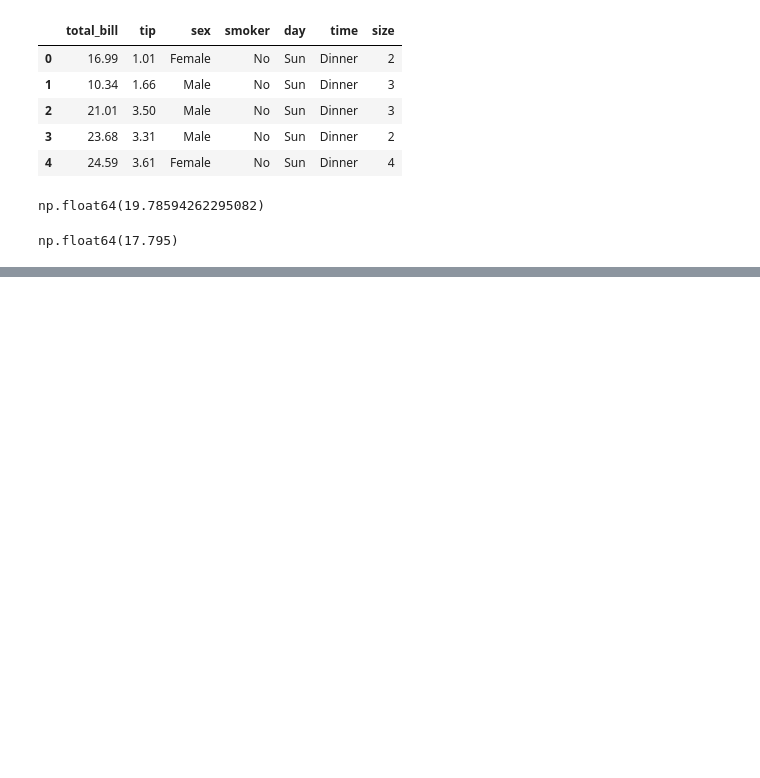
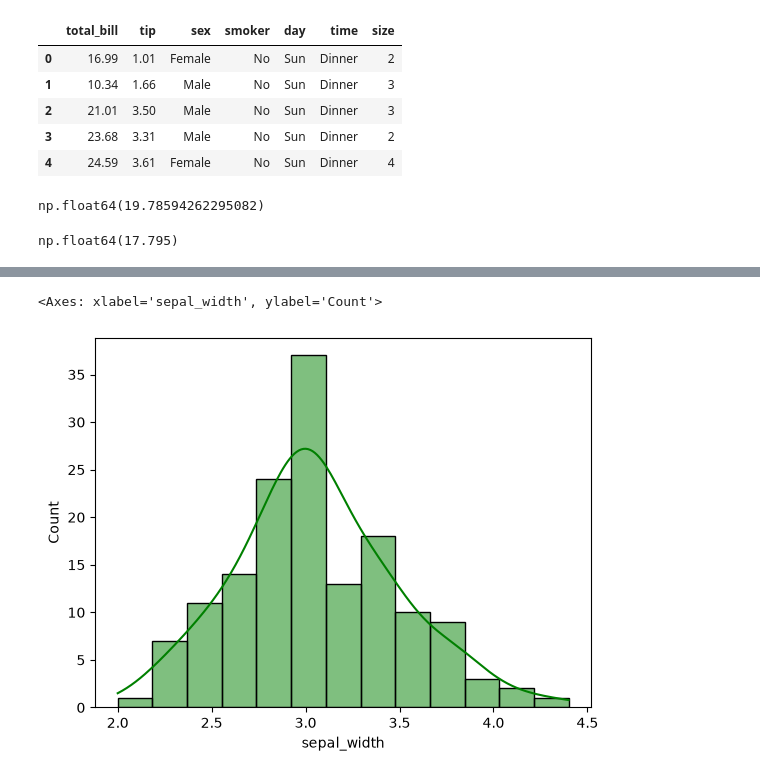
Before and after one commit to TridentifyIshaan/AIML_MiniProjects, a Jupyter notebook: Stats/1.ipynb, the cells around one changed output, grey strips where cells are left out. Saved outputs shown, nothing was run; the diff lists cells and outputs as text; code cells hidden in the pictures; blank space fills up the shorter version.

```diff
--- a/Stats/1.ipynb
+++ b/Stats/1.ipynb
@@ -50,0 +57,2 @@ np.float64(17.795)
+# %%
+df1 = sns.load_dataset('iris')
@@ -50,0 +68,5 @@ np.float64(17.795)
+# %%
+sns.histplot(df1['sepal_width'], kde=True, color = 'green')
+# %% [output]
+<Axes: xlabel='sepal_width', ylabel='Count'>
+[figure, added]
```
Also changed, not shown: parts of 7 cells of this notebook.
